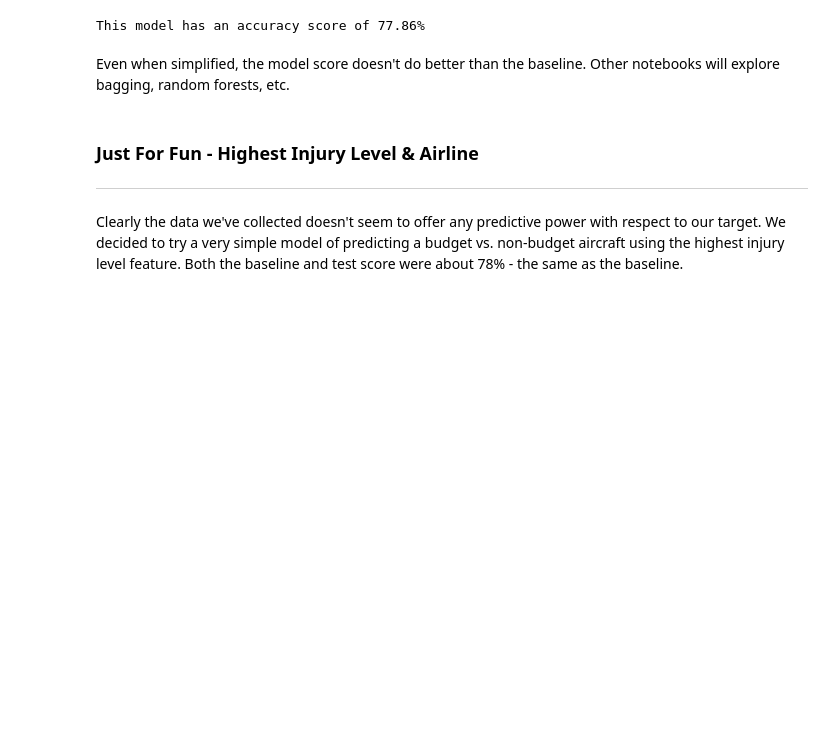
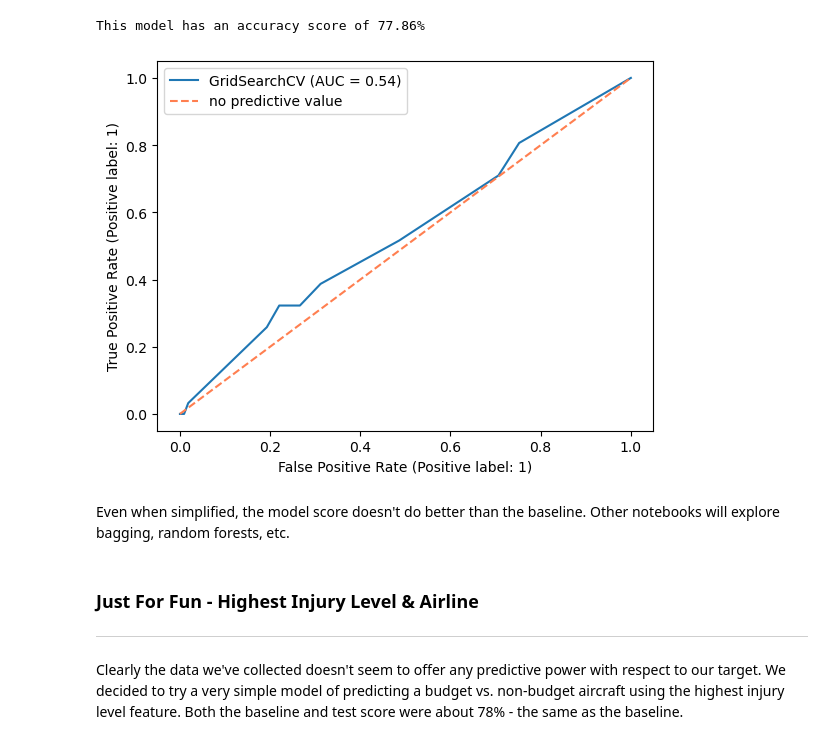
Before and after one commit to FragariaChemist/airline_safety, a Jupyter notebook: code/07_logistic_regression_cvec_pda_kh.ipynb, the cells around one changed output. Saved outputs shown, nothing was run; the diff lists cells and outputs as text; code cells hidden in the pictures; blank space fills up the shorter version.

```diff
--- a/code/07_logistic_regression_cvec_pda_kh.ipynb
+++ b/code/07_logistic_regression_cvec_pda_kh.ipynb
@@ -583,6 +603,21 @@ array([[0.75749677, 0.24250323],
 print(f'This model has an accuracy score of {round(metrics.accuracy_score(y_test, pred) * 100,2)}%')
 # %% [output]
 This model has an accuracy score of 77.86%
+# %%
+# most current method in scikit-learn is RocCurveDisplay
+# Ugh...
+RocCurveDisplay.from_estimator(gs, X_test, y_test)
+
+# 'worst case scenario' line
+plt.plot([0,1], [0,1],
+         label = 'no predictive value',
+         linestyle = '--',
+         color = 'coral')
+
+# add a legend
+plt.legend();
+# %% [output]
+[figure, added]
 # %% [markdown]
  Even when simplified, the model score doesn't do better than the baseline.  Other notebooks will explore bagging, random forests, etc.
 # %% [markdown]
```
Also changed, not shown: parts of 5 cells of this notebook.
